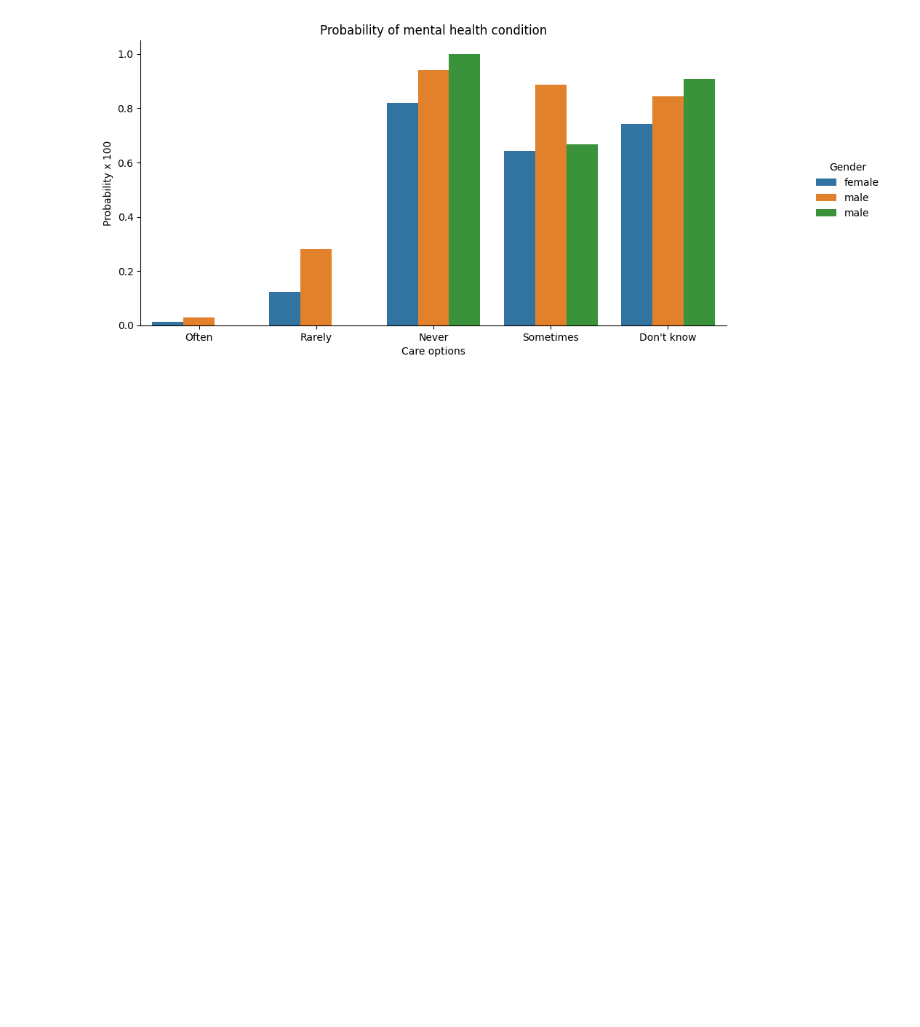
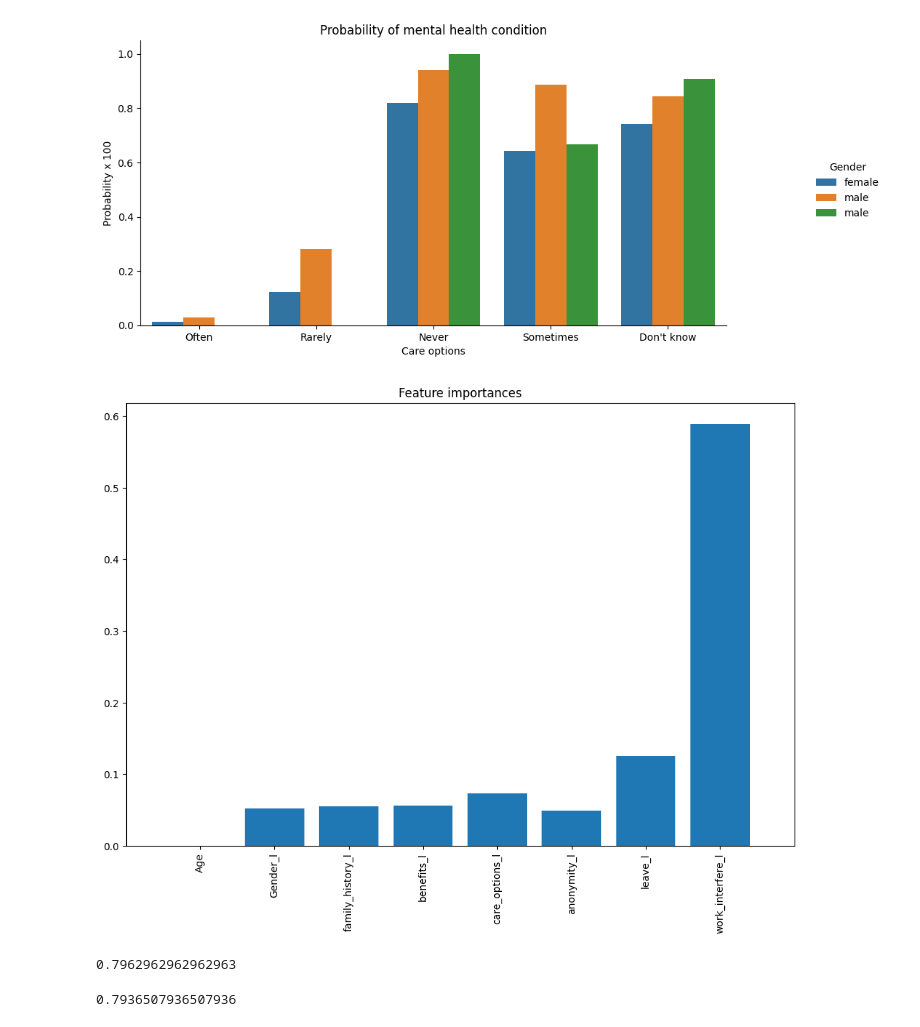
Before and after one commit to ananyadix/mental_health, a Jupyter notebook: mental_health_model.ipynb, the cells around one changed output. Drawn from its saved outputs; the diff is of its cells as text; code cells hidden in the pictures; blank space fills up the shorter version.

Commit message:
minor changes along with knn and logistic regression code

```diff
--- a/mental_health_model.ipynb
+++ b/mental_health_model.ipynb
@@ -346,0 +382,20 @@ The `ci` parameter is deprecated. Use `errorbar=None` for the same effect.
+# %%
+features=['Age','Gender_l','family_history_l','benefits_l','care_options_l','anonymity_l','leave_l','work_interfere_l']
+X=df[features]
+y=df.treatment_l
+X_train,X_test,y_train,y_test=train_test_split(X,y,test_size=0.30,random_state=0)
+methodDict={}
+rmseDict=()
+# %%
+from sklearn.tree import ExtraTreeClassifier
+forest = ExtraTreeClassifier(random_state=0)
+forest.fit(X, y)
+importances = forest.feature_importances_
+plt.figure(figsize=(12, 8))
+plt.title("Feature importances")
+plt.bar(range(X.shape[1]), importances, align="center")
+plt.xticks(range(X.shape[1]), features, rotation='vertical')
+plt.xlim([-1, X.shape[1]])
+plt.show()
+# %% [output]
+[figure, added]
@@ -346,0 +409,4 @@ The `ci` parameter is deprecated. Use `errorbar=None` for the same effect.
+# %%
+logisticRegression()
+# %% [output]
+0.7962962962962963
@@ -346,0 +424,4 @@ The `ci` parameter is deprecated. Use `errorbar=None` for the same effect.
+# %%
+knn()
+# %% [output]
+0.7936507936507936
```
Also changed, not shown: parts of 6 cells of this notebook.
